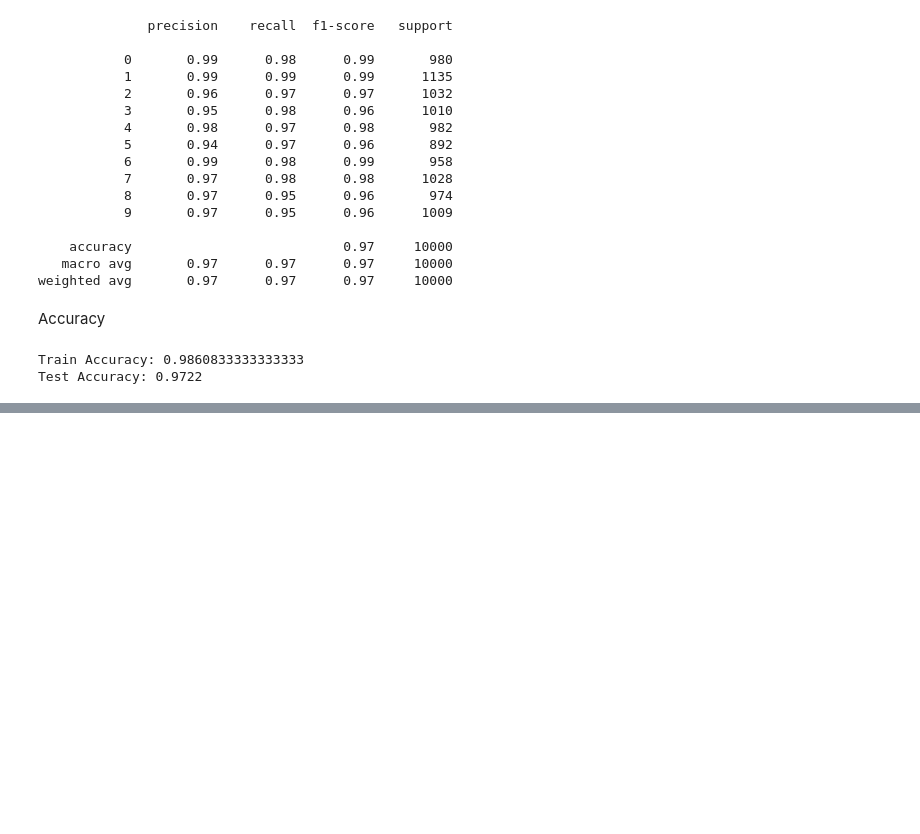
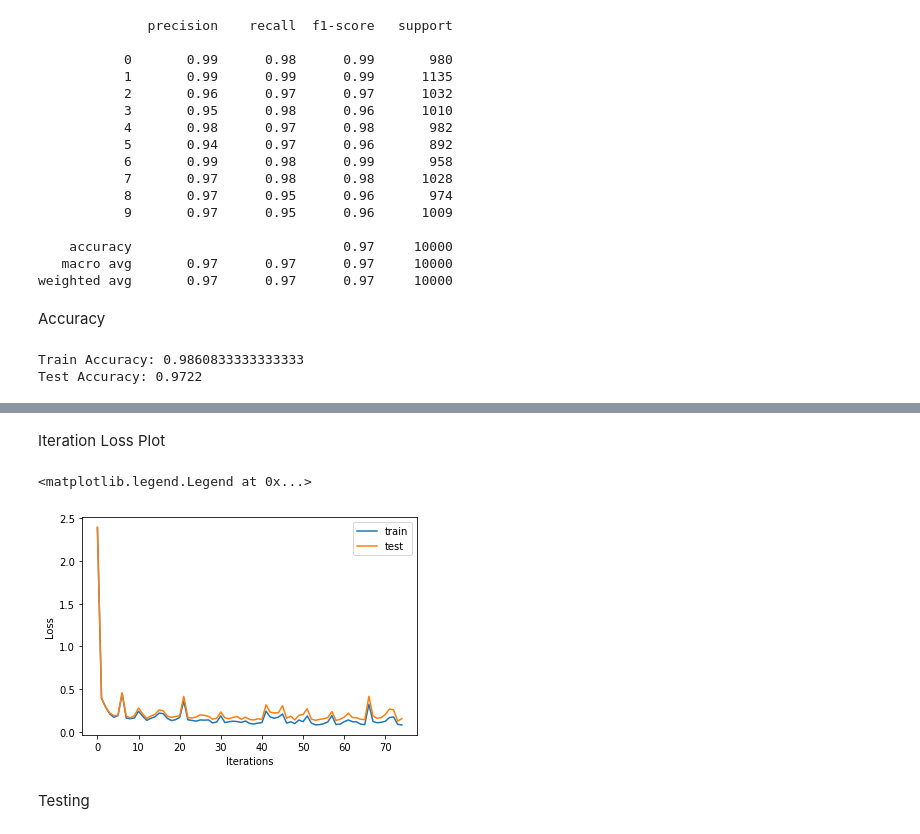
Before and after one commit to akansh12/Deep-Learning-for-imaging-EE5179, a Jupyter notebook: Assignment_1/PA1_CS22Z003.ipynb, the cells around one changed output, grey strips where cells are left out. Drawn from its saved outputs; the diff is of its cells as text; code cells hidden in the pictures; blank space fills up the shorter version.

```diff
--- a/Assignment_1/PA1_CS22Z003.ipynb
+++ b/Assignment_1/PA1_CS22Z003.ipynb
@@ -795,0 +789,37 @@ Test Accuracy: 0.9722
+# %%
+epochs = 15
+train_epoch_loss = []
+train_iter_loss = []
+test_iter_loss = []
+for epoch in range(epochs):
+  l = 0
+  for i, (data, target) in tqdm(enumerate(train_loader)):
+    model.train()
+    optimizer.zero_grad()
+    output = model(data)
+    loss = criterion(output, target)
+    loss.backward()
+    optimizer.step()
+    l+= loss.item()
+    if i % 200 == 0:
+      with torch.no_grad():
+        l = 0
+        model.eval()
+        train_l = 0
+        for x_train, y_train in train_loader:
+          output = model(x_train)
+          loss_1 = criterion(output, y_train)
+          train_l += loss_1.item()
+        train_iter_loss.append(train_l/len(train_loader))
+        test_l = 0
+        for x_test, y_test in test_loader:
+          output = model(x_test)
+          loss_1 = criterion(output, y_test)
+          test_l += loss_1.item()
+        test_iter_loss.append(test_l/len(test_loader))
+  train_epoch_loss.append(l/len(train_loader))
+
+  print('Epoch: {} \tTraining Loss: {:.6f}'.format(
+        epoch+1,
+        l/len(train_loader)
+        ))
@@ -795,0 +840,13 @@ Test Accuracy: 0.9722
+# %% [markdown]
+Iteration Loss Plot
+# %%
+plt.plot(train_iter_loss, label = 'train')
+plt.plot(test_iter_loss, label = 'test')
+plt.xlabel('Iterations')
+plt.ylabel('Loss')
+plt.legend()
+# %% [output]
+<matplotlib.legend.Legend at 0x...>
+[figure, added]
+# %% [markdown]
+Testing
```
Also changed, not shown: parts of 15 cells of this notebook.
